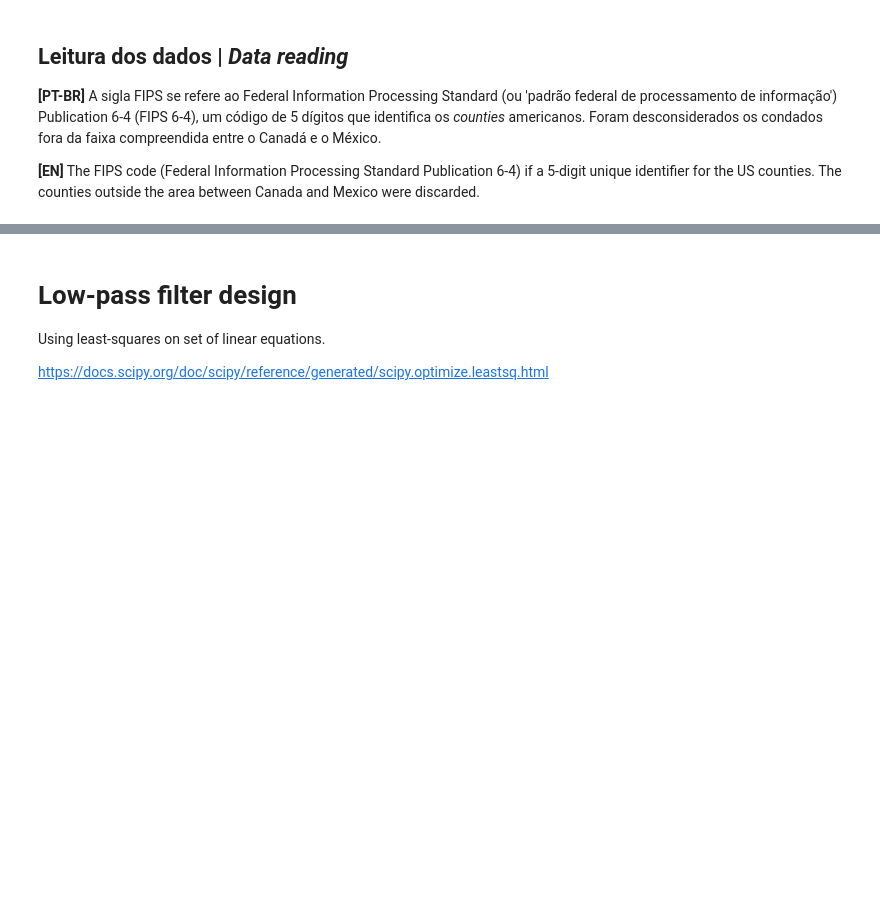
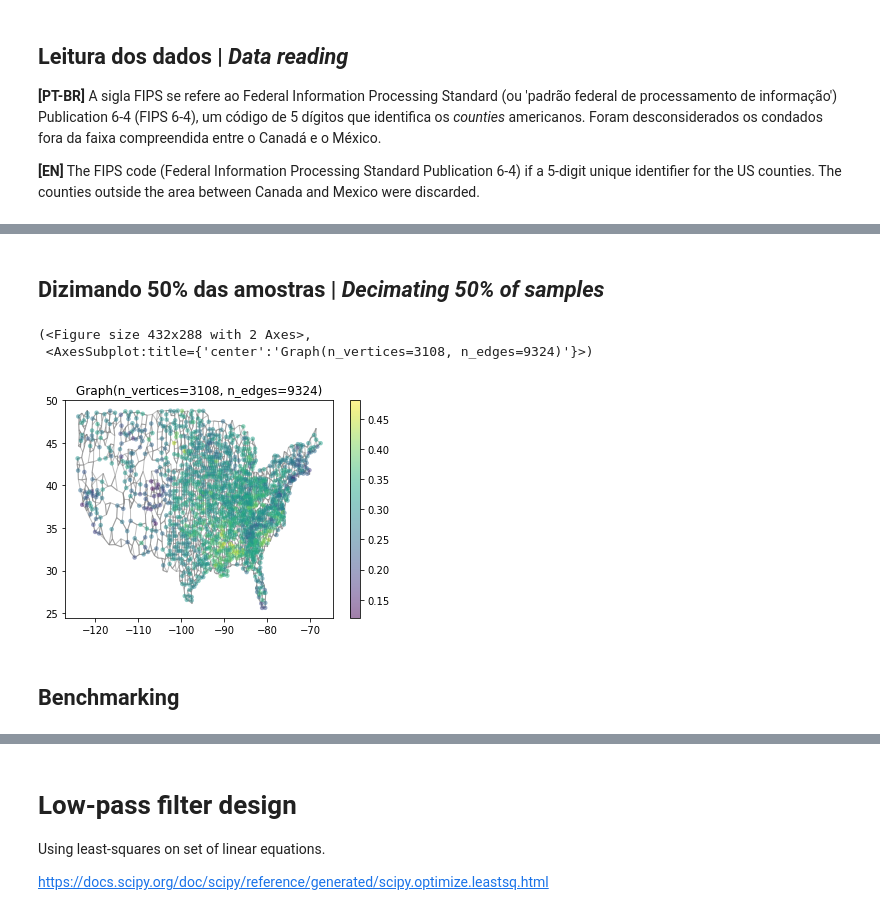
Before and after one commit to gboaviagem/data-estimation-gsp, a Jupyter notebook: solutions/ex2.ipynb, the cells around one changed output, grey strips where cells are left out. Drawn from its saved outputs; the diff is of its cells as text; code cells hidden in the pictures; blank space fills up the shorter version.

```diff
--- a/solutions/ex2.ipynb
+++ b/solutions/ex2.ipynb
@@ -18,13 +18,15 @@ um código de 5 dígitos que identifica os *counties* americanos. Foram desconsi
 # %%
 import pygsp
 import pandas as pd
+import numpy as np
+import networkx as nx
 from ex2_utils import nearest_neighbors, describe
 
 pygsp.plotting.BACKEND = 'matplotlib'
 
 df = pd.read_csv('../resources/us_obesity_by_county.csv', sep=',')
 
-# Graph signal
-s = df['adult_obesity_2015'].to_numpy() * 100
+# Graph signal: obesity in 2015
+s = df['adult_obesity_2015'].to_numpy()
 
 df.head()
@@ -61,10 +74,18 @@ pio.write_image(fig01, 'fig01.pdf', validate=True, engine='kaleido')
+# %% [markdown]
+## Dizimando 50% das amostras | *Decimating 50% of samples*
 # %%
 import copy
 
 frac_zero = 0.5
+s_ = copy.deepcopy(s)
+idx_null = np.random.permutation(len(s))[:int(frac_zero*len(s))]
+s_[idx_null] = np.nan
+limits = [s.min(), s.max()]
 
-s_ = copy.deepcopy(s)
-idx_zero = np.random.permutation(len(s))[:int(frac_zero*len(s))]
-s_[idx_zero] = 0
+mask_unknown = s_ == 0
 
-bool_is_zero = s_ == 0
+G.plot_signal(s_, limits=limits)
+# %% [output]
+(<Figure size 432x288 with 2 Axes>,
+ <AxesSubplot:title={'center':'Graph(n_vertices=3108, n_edges=9324)'}>)
+[figure, added]
@@ -82,0 +92,2 @@ pio.write_image(fig02, 'fig02.pdf', validate=True, engine='kaleido')
+# %% [markdown]
+## Benchmarking
```
Also changed, not shown: parts of 12 cells of this notebook, 2 other files.
